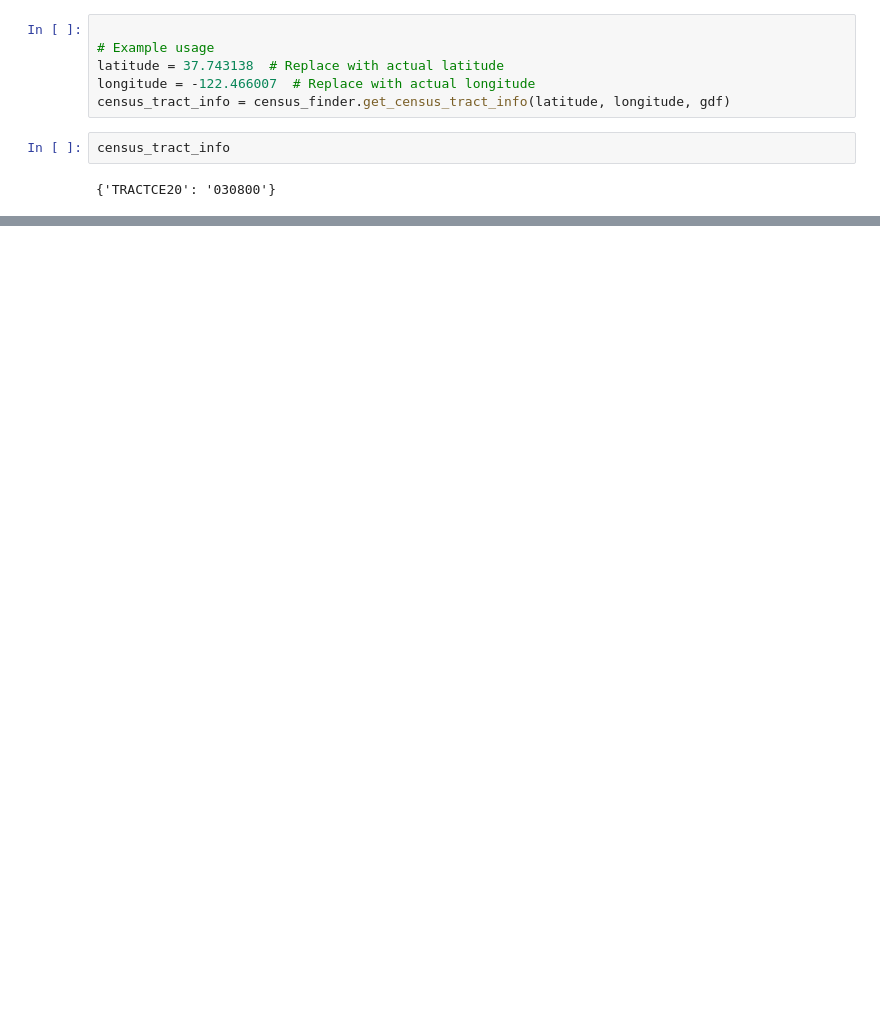
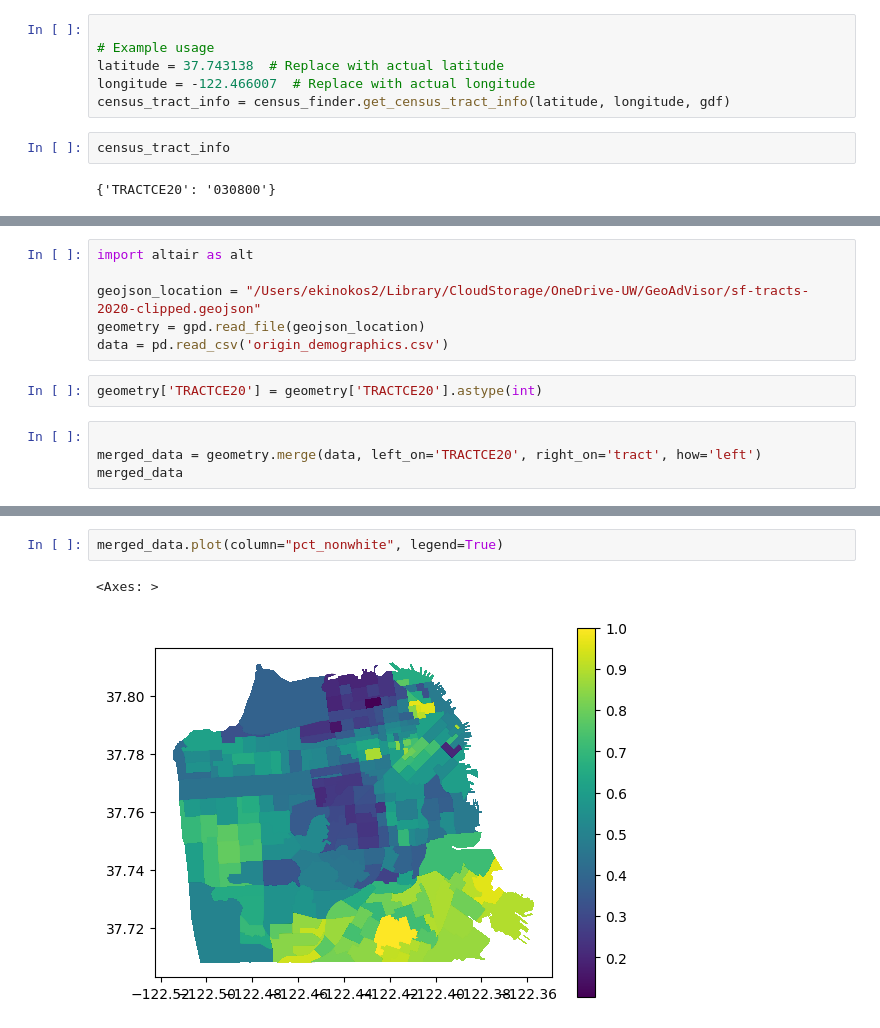
Before and after one commit to ekinugurel/GeoAdVisor, a Jupyter notebook: toy.ipynb, the cells around one changed output, grey strips where cells are left out. Cells and saved outputs as stored; diff of their text form; blank space fills up the shorter version.

```diff
--- a/toy.ipynb
+++ b/toy.ipynb
@@ -196,3 +198,15 @@ intersected_trips[intersected_trips['tripId'] == 'dd8ed7439a33ebe0797e23cb7918ec
 | 3660 | dd8ed7439a33ebe0797e23cb7918ec21 | 06075033002 | POLYGON ((-122.49129 37.73730, -1... | LINESTRING (-122.46601 37.74314, ... | (1094.7372454378553, 2878.4038710... |
 | 3661 | dd8ed7439a33ebe0797e23cb7918ec21 | 06075060400 | POLYGON ((-122.51273 37.73509, -1... | LINESTRING (-122.46601 37.74314, ... | (3931.2131256589555, 3934.2353148... |
 | 3662 | dd8ed7439a33ebe0797e23cb7918ec21 | 06075035300 | POLYGON ((-122.50193 37.74938, -1... | LINESTRING (-122.46601 37.74314, ... | (3208.2974503973883, 3931.2131256... |
+# %%
+import altair as alt
+
+geojson_location = "/Users/ekinokos2/Library/CloudStorage/OneDrive-UW/GeoAdVisor/sf-tracts-2020-clipped.geojson"
+geometry = gpd.read_file(geojson_location)
+data = pd.read_csv('origin_demographics.csv')
+# %%
+geometry['TRACTCE20'] = geometry['TRACTCE20'].astype(int)
+# %%
+
+merged_data = geometry.merge(data, left_on='TRACTCE20', right_on='tract', how='left')
+merged_data
@@ -198,0 +227,5 @@ intersected_trips[intersected_trips['tripId'] == 'dd8ed7439a33ebe0797e23cb7918ec
+# %%
+merged_data.plot(column="pct_nonwhite", legend=True)
+# %% [output]
+<Axes: >
+[figure, added]
```
Also changed, not shown: parts of 8 cells of this notebook, 4 other files.
